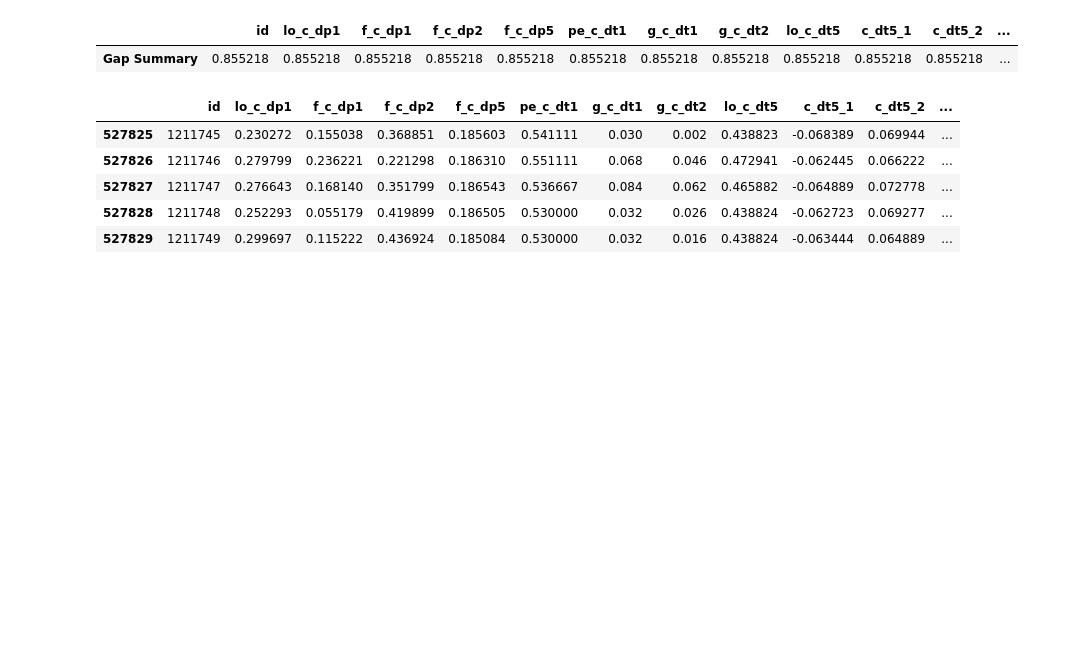
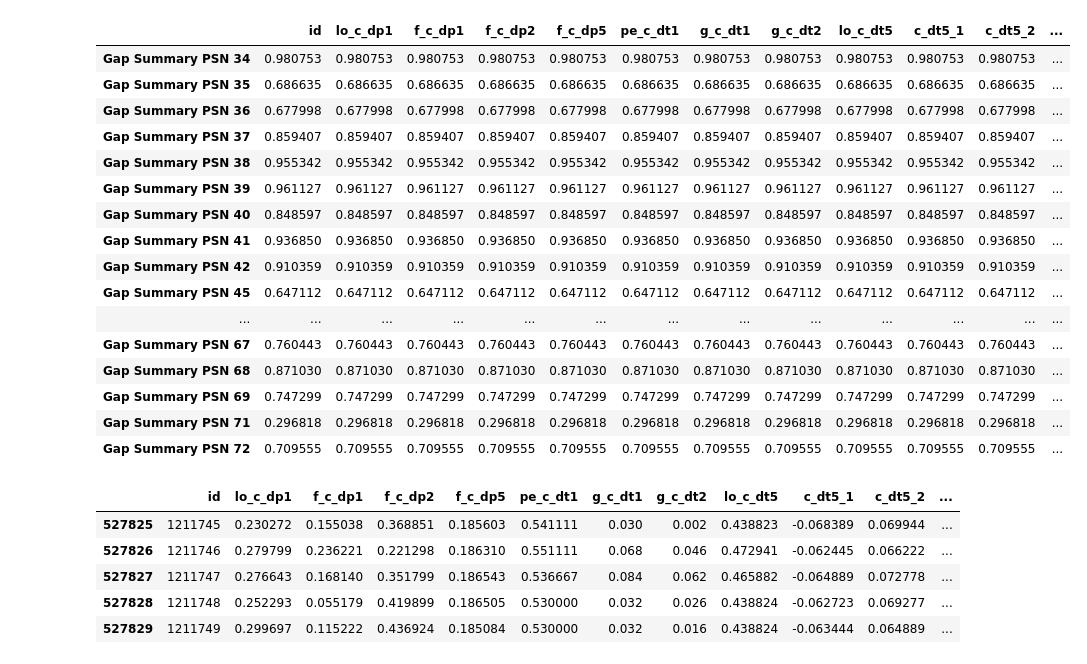
Before and after one commit to j-goldsmith/TurbineTimeSeries.EDA, a Jupyter notebook: eda/Gap analysis.ipynb, the cells around one changed output. Cells and saved outputs as stored; diff of their text form; code cells hidden in the pictures; blank space fills up the shorter version.

```diff
--- a/eda/Gap analysis.ipynb
+++ b/eda/Gap analysis.ipynb
@@ -41,8 +46,23 @@ for i in model2_10min['psn'].unique():
-# %%
-gap_summary_dict[56].head()
-# %% [output]
-|  | id | lo_c_dp1 | f_c_dp1 | f_c_dp2 | f_c_dp5 | pe_c_dt1 | g_c_dt1 | g_c_dt2 | lo_c_dt5 | c_dt5_1 | c_dt5_2 | ... |
-| Gap Summary | 0.855218 | 0.855218 | 0.855218 | 0.855218 | 0.855218 | 0.855218 | 0.855218 | 0.855218 | 0.855218 | 0.855218 | 0.855218 | ... |
+# %%
+gap_analysis(model2_10min,'timestamp','10min')
+# %% [output]
+|  | id | lo_c_dp1 | f_c_dp1 | f_c_dp2 | f_c_dp5 | pe_c_dt1 | g_c_dt1 | g_c_dt2 | lo_c_dt5 | c_dt5_1 | c_dt5_2 | ... |
+| Gap Summary PSN 34 | 0.980753 | 0.980753 | 0.980753 | 0.980753 | 0.980753 | 0.980753 | 0.980753 | 0.980753 | 0.980753 | 0.980753 | 0.980753 | ... |
+| Gap Summary PSN 35 | 0.686635 | 0.686635 | 0.686635 | 0.686635 | 0.686635 | 0.686635 | 0.686635 | 0.686635 | 0.686635 | 0.686635 | 0.686635 | ... |
+| Gap Summary PSN 36 | 0.677998 | 0.677998 | 0.677998 | 0.677998 | 0.677998 | 0.677998 | 0.677998 | 0.677998 | 0.677998 | 0.677998 | 0.677998 | ... |
+| Gap Summary PSN 37 | 0.859407 | 0.859407 | 0.859407 | 0.859407 | 0.859407 | 0.859407 | 0.859407 | 0.859407 | 0.859407 | 0.859407 | 0.859407 | ... |
+| Gap Summary PSN 38 | 0.955342 | 0.955342 | 0.955342 | 0.955342 | 0.955342 | 0.955342 | 0.955342 | 0.955342 | 0.955342 | 0.955342 | 0.955342 | ... |
+| Gap Summary PSN 39 | 0.961127 | 0.961127 | 0.961127 | 0.961127 | 0.961127 | 0.961127 | 0.961127 | 0.961127 | 0.961127 | 0.961127 | 0.961127 | ... |
+| Gap Summary PSN 40 | 0.848597 | 0.848597 | 0.848597 | 0.848597 | 0.848597 | 0.848597 | 0.848597 | 0.848597 | 0.848597 | 0.848597 | 0.848597 | ... |
+| Gap Summary PSN 41 | 0.936850 | 0.936850 | 0.936850 | 0.936850 | 0.936850 | 0.936850 | 0.936850 | 0.936850 | 0.936850 | 0.936850 | 0.936850 | ... |
+| Gap Summary PSN 42 | 0.910359 | 0.910359 | 0.910359 | 0.910359 | 0.910359 | 0.910359 | 0.910359 | 0.910359 | 0.910359 | 0.910359 | 0.910359 | ... |
+| Gap Summary PSN 45 | 0.647112 | 0.647112 | 0.647112 | 0.647112 | 0.647112 | 0.647112 | 0.647112 | 0.647112 | 0.647112 | 0.647112 | 0.647112 | ... |
+| ... | ... | ... | ... | ... | ... | ... | ... | ... | ... | ... | ... | ... |
+| Gap Summary PSN 67 | 0.760443 | 0.760443 | 0.760443 | 0.760443 | 0.760443 | 0.760443 | 0.760443 | 0.760443 | 0.760443 | 0.760443 | 0.760443 | ... |
+| Gap Summary PSN 68 | 0.871030 | 0.871030 | 0.871030 | 0.871030 | 0.871030 | 0.871030 | 0.871030 | 0.871030 | 0.871030 | 0.871030 | 0.871030 | ... |
+| Gap Summary PSN 69 | 0.747299 | 0.747299 | 0.747299 | 0.747299 | 0.747299 | 0.747299 | 0.747299 | 0.747299 | 0.747299 | 0.747299 | 0.747299 | ... |
+| Gap Summary PSN 71 | 0.296818 | 0.296818 | 0.296818 | 0.296818 | 0.296818 | 0.296818 | 0.296818 | 0.296818 | 0.296818 | 0.296818 | 0.296818 | ... |
+| Gap Summary PSN 72 | 0.709555 | 0.709555 | 0.709555 | 0.709555 | 0.709555 | 0.709555 | 0.709555 | 0.709555 | 0.709555 | 0.709555 | 0.709555 | ... |
 # %%
 test = model2_10min[model2_10min['psn']==34].iloc[:1000]
 test.head()
```
Also changed, not shown: parts of 3 cells of this notebook.
